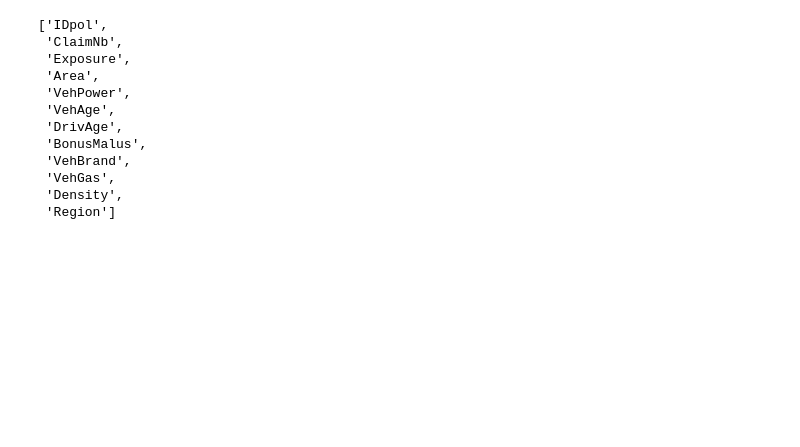
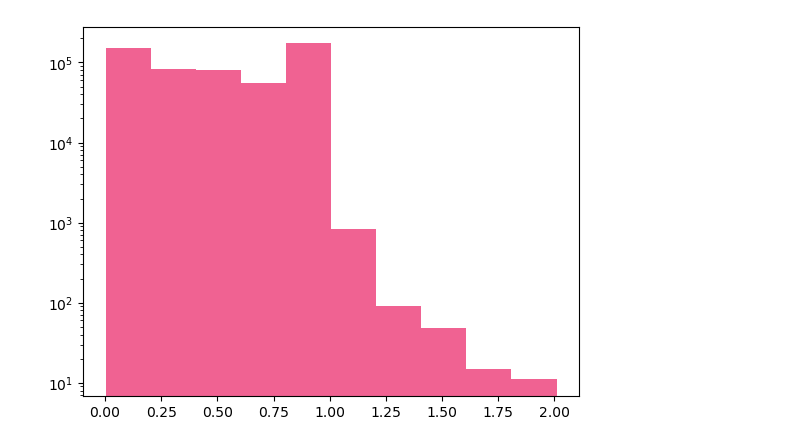
Before and after one commit to radostboyadzhieva/Machine-Learning-Project, a Jupyter notebook: EDA.ipynb, the cells around one changed output. Cells and saved outputs as stored; diff of their text form; code cells hidden in the pictures; blank space fills up the shorter version.

```diff
--- a/EDA.ipynb
+++ b/EDA.ipynb
@@ -19,15 +27,0 @@ df['Area'] = df['Area'].apply(letter_to_index)
-# %%
-list(df.columns)
-# %% [output]
-['IDpol',
- 'ClaimNb',
- 'Exposure',
- 'Area',
- 'VehPower',
- 'VehAge',
- 'DrivAge',
- 'BonusMalus',
- 'VehBrand',
- 'VehGas',
- 'Density',
- 'Region']
@@ -38,0 +28,5 @@ df = df.drop(columns= 'VehGas')
+# %%
+plt.hist(df['Exposure'], log= 'y', color='#F06292')
+plt.show()
+# %% [output]
+[figure, added]
```
Also changed, not shown: parts of 28 cells of this notebook, 5 other files.
